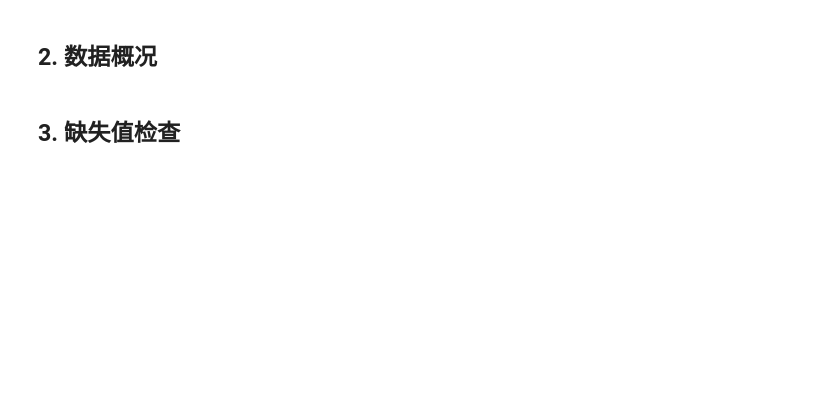
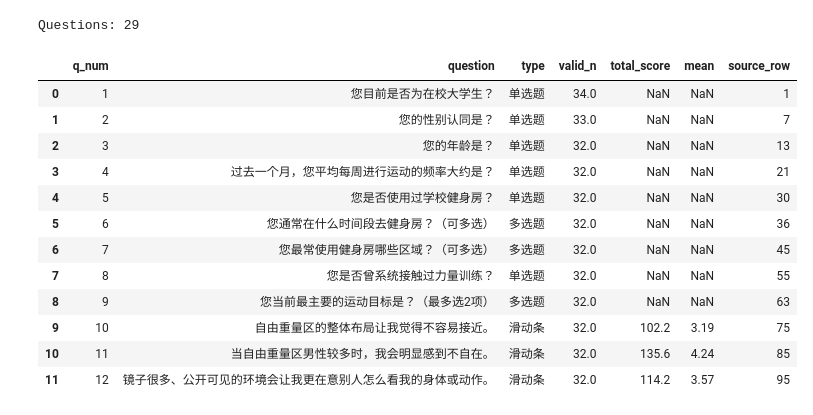
Before and after one commit to pheonix2006/ucug1808-gendered-gym-space, a Jupyter notebook: notebooks/01_data_overview.ipynb, the cells around one changed output. Saved outputs shown, nothing was run; the diff lists cells and outputs as text; code cells hidden in the pictures; blank space fills up the shorter version.

```diff
--- a/notebooks/01_data_overview.ipynb
+++ b/notebooks/01_data_overview.ipynb
@@ -12 +5,10 @@ from src.preprocessing import clean_survey
+# %%
+import sys
+from pathlib import Path
+
+ROOT = Path.cwd().parent if Path.cwd().name == "notebooks" else Path.cwd()
+sys.path.insert(0, str(ROOT))
+
+import pandas as pd
+pd.set_option("display.max_colwidth", 120)
 # %% [markdown]
@@ -19,2 +15,0 @@ df.head()
-# %% [markdown]
-## 2. 数据概况
@@ -24,2 +15,0 @@ df.describe()
-# %% [markdown]
-## 3. 缺失值检查
@@ -29,0 +16,26 @@ pd.DataFrame({'missing': missing, 'pct': missing_pct}).query('missing > 0')
+# %%
+from src.data_loader import parse_survey_export
+from src.preprocessing import attach_slider_constructs
+
+parsed = parse_survey_export(ROOT / "data" / "问卷原始数据.xlsx")
+questions = parsed["questions"]
+options = parsed["options"]
+sliders = attach_slider_constructs(parsed["sliders"])
+
+print(f"Questions: {len(questions)}")
+display(questions.head(12))
+# %% [output]
+Questions: 29
+|  | q_num | question | type | valid_n | total_score | mean | source_row |
+| 0 | 1 | 您目前是否为在校大学生？ | 单选题 | 34.0 | NaN | NaN | 1 |
+| 1 | 2 | 您的性别认同是？ | 单选题 | 33.0 | NaN | NaN | 7 |
+| 2 | 3 | 您的年龄是？ | 单选题 | 32.0 | NaN | NaN | 13 |
+| 3 | 4 | 过去一个月，您平均每周进行运动的频率大约是？ | 单选题 | 32.0 | NaN | NaN | 21 |
+| 4 | 5 | 您是否使用过学校健身房？ | 单选题 | 32.0 | NaN | NaN | 30 |
+| 5 | 6 | 您通常在什么时间段去健身房？（可多选） | 多选题 | 32.0 | NaN | NaN | 36 |
+| 6 | 7 | 您最常使用健身房哪些区域？（可多选） | 多选题 | 32.0 | NaN | NaN | 45 |
+| 7 | 8 | 您是否曾系统接触过力量训练？ | 单选题 | 32.0 | NaN | NaN | 55 |
+| 8 | 9 | 您当前最主要的运动目标是？（最多选2项） | 多选题 | 32.0 | NaN | NaN | 63 |
+| 9 | 10 | 自由重量区的整体布局让我觉得不容易接近。 | 滑动条 | 32.0 | 102.2 | 3.19 | 75 |
+| 10 | 11 | 当自由重量区男性较多时，我会明显感到不自在。 | 滑动条 | 32.0 | 135.6 | 4.24 | 85 |
+| 11 | 12 | 镜子很多、公开可见的环境会让我更在意别人怎么看我的身体或动作。 | 滑动条 | 32.0 | 114.2 | 3.57 | 95 |
```
Also changed, not shown: parts of 13 cells of this notebook, 30 other files.
